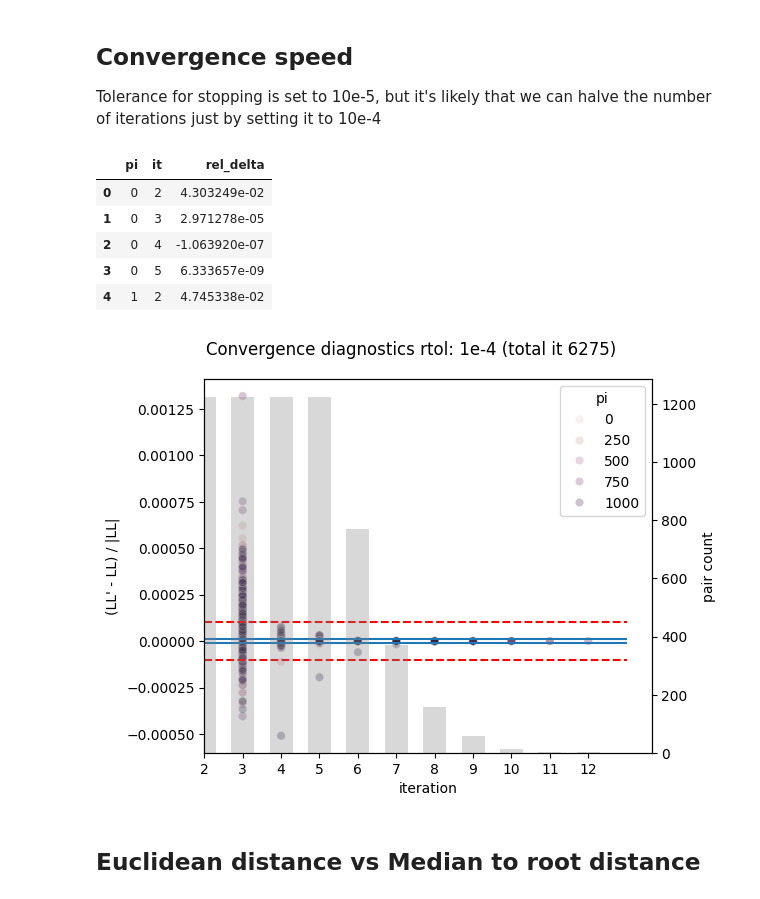
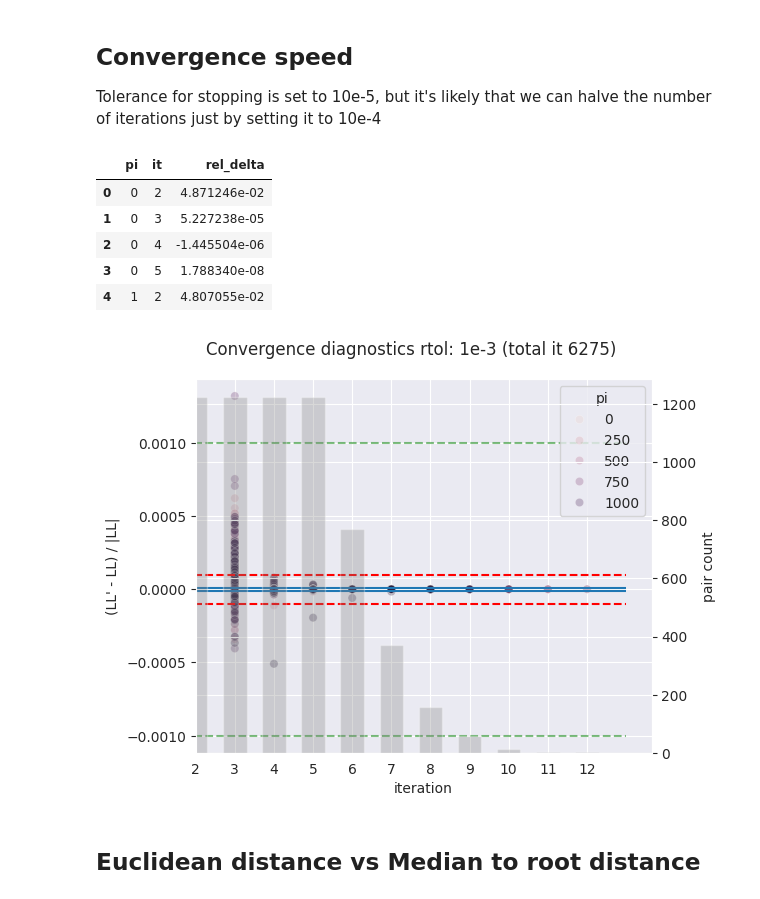
Before and after one commit to wxx20020407/cellmates_speedup, a Jupyter notebook: reproducibility/workflows/cellmates_batch_cnasim/workflow/notebooks/diagnostics.ipynb, the cells around one changed output. Saved outputs shown, nothing was run; the diff lists cells and outputs as text; code cells hidden in the pictures.

```diff
--- a/reproducibility/workflows/cellmates_batch_cnasim/workflow/notebooks/diagnostics.ipynb
+++ b/reproducibility/workflows/cellmates_batch_cnasim/workflow/notebooks/diagnostics.ipynb
@@ -17,7 +14,7 @@ The autoreload extension is already loaded. To reload it, use:
 # %%
 data_path = '/home/vittorio.zampinetti/Cellmates/reproducibility/workflows/cnasim_makedata/results/A3_0/0/'
 adata_path = os.path.join(data_path, 'anndata.h5ad')
-cm_out_dir = os.path.join(data_path, 'cm_out_rtol1e-4')
+cm_out_dir = os.path.join(data_path, 'cm_out_rtol1e-3')
 diagnostics_path = os.path.join(cm_out_dir, 'em_diagnostics.pkl')
 # %%
 from cellmates.utils.tree_utils import make_gt_tree_dist
@@ -126,34 +123,36 @@ convergence_df = pd.DataFrame(rows, columns=['pi', 'it', 'rel_delta'])
 convergence_df.head()
 # %% [output]
 |  | pi | it | rel_delta |
-| 0 | 0 | 2 | 4.303249e-02 |
-| 1 | 0 | 3 | 2.971278e-05 |
-| 2 | 0 | 4 | -1.063920e-07 |
-| 3 | 0 | 5 | 6.333657e-09 |
-| 4 | 1 | 2 | 4.745338e-02 |
+| 0 | 0 | 2 | 4.871246e-02 |
+| 1 | 0 | 3 | 5.227238e-05 |
+| 2 | 0 | 4 | -1.445504e-06 |
+| 3 | 0 | 5 | 1.788340e-08 |
+| 4 | 1 | 2 | 4.807055e-02 |
 # %%
 rtol_threshold = 1e-5
 rtol_high = 1e-4
+rtol_vhigh = 1e-3
 fig, ax1 = plt.subplots()
 
 # scatter plot
 sns.scatterplot(data=convergence_df[convergence_df['it'] > 2], x='it', y='rel_delta', hue='pi', ax=ax1, alpha=0.3)
 ax1.hlines([rtol_threshold, -rtol_threshold], 0, convergence_df['it'].max() + 1, label='1e-5')
 ax1.hlines([rtol_high, -rtol_high], 0, convergence_df['it'].max() + 1, linestyles='dashed', colors='red')
+ax1.hlines([rtol_vhigh, -rtol_vhigh], 0, convergence_df['it'].max() + 1, linestyles='dashed', colors='green', alpha=0.5)
 ax1.set_xticks(range(2, convergence_df['it'].max() + 1))
 ax1.set_xlim(left=2)
 ax1.set_xlabel('iteration')
 ax1.set_ylabel("(LL' - LL) / |LL|")
 
 # bar plot of unique pi counts per iteration
 ax2 = ax1.twinx()
 counts = convergence_df.groupby('it')['pi'].nunique()
 ax2.bar(counts.index, counts.values, alpha=0.3, color='gray', width=0.6)
 ax2.set_ylabel('pair count')
-fig.suptitle(f'Convergence diagnostics rtol: 1e-4 (total it {convergence_df.shape[0]})')
+fig.suptitle(f'Convergence diagnostics rtol: 1e-3 (total it {convergence_df.shape[0]})')
 fig.tight_layout()
 # %% [output]
-[figure, old version]
+[figure, new version]
 # %% [markdown]
 ## Euclidean distance vs Median to root distance
 # %%
```
Also changed, not shown: parts of 2 cells of this notebook, 3 other files.
